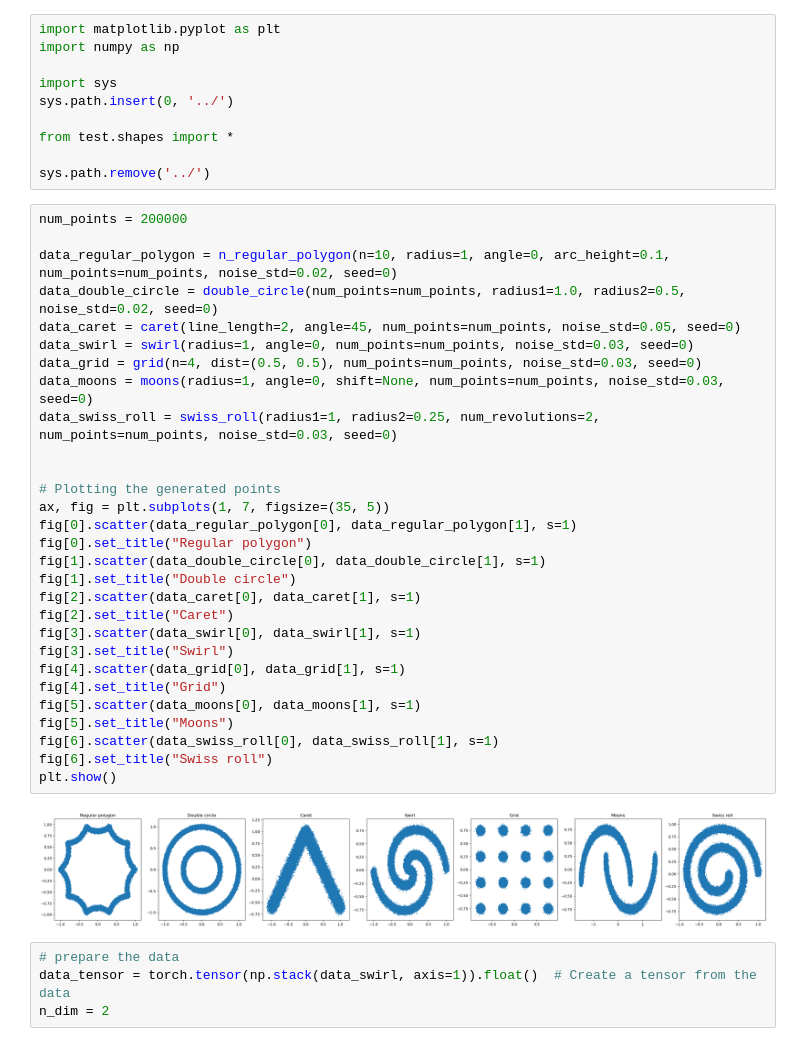
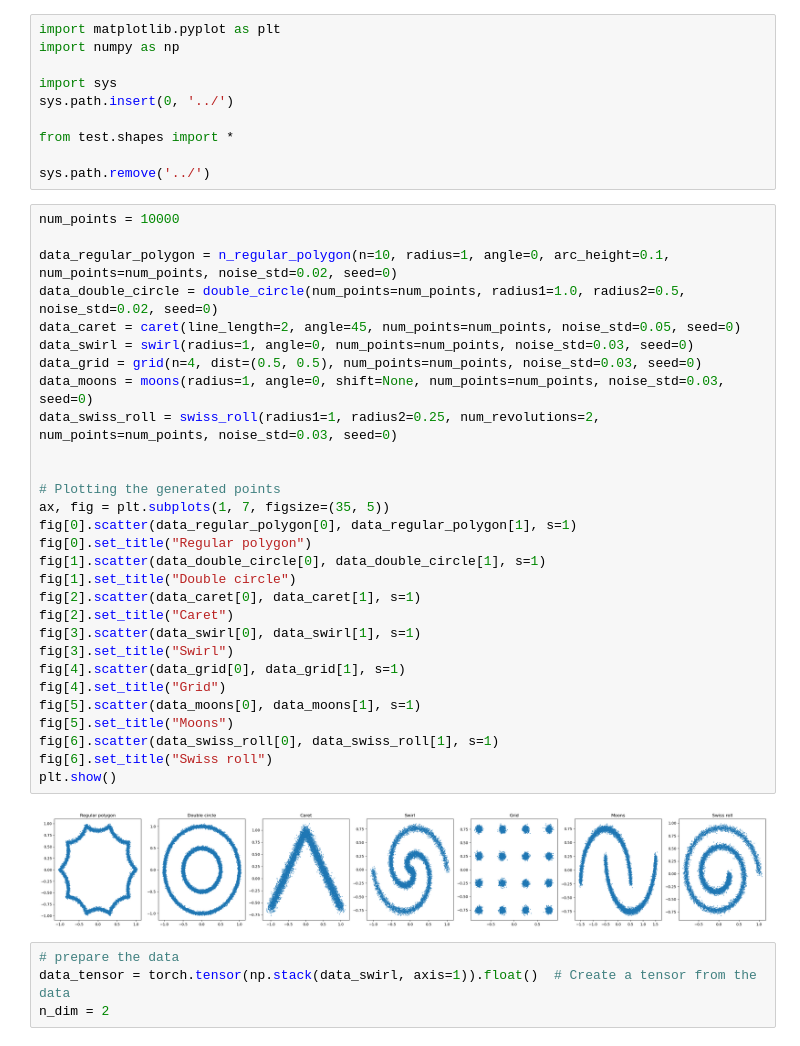
Before and after one commit to BP4769/normalizing-flows, a Jupyter notebook: notebooks/principal_manifold_flows.ipynb, the cells around one changed output. Saved outputs shown, nothing was run; the diff lists cells and outputs as text.

```diff
--- a/notebooks/principal_manifold_flows.ipynb
+++ b/notebooks/principal_manifold_flows.ipynb
@@ -68,36 +72,36 @@ from test.shapes import *
 
 sys.path.remove('../')
 # %%
-num_points = 200000
+num_points = 10000
 
 data_regular_polygon = n_regular_polygon(n=10, radius=1, angle=0, arc_height=0.1, num_points=num_points, noise_std=0.02, seed=0)
 data_double_circle = double_circle(num_points=num_points, radius1=1.0, radius2=0.5, noise_std=0.02, seed=0)
 data_caret = caret(line_length=2, angle=45, num_points=num_points, noise_std=0.05, seed=0)
 data_swirl = swirl(radius=1, angle=0, num_points=num_points, noise_std=0.03, seed=0)
 data_grid = grid(n=4, dist=(0.5, 0.5), num_points=num_points, noise_std=0.03, seed=0)
 data_moons = moons(radius=1, angle=0, shift=None, num_points=num_points, noise_std=0.03, seed=0)
 data_swiss_roll = swiss_roll(radius1=1, radius2=0.25, num_revolutions=2, num_points=num_points, noise_std=0.03, seed=0)
 
 
 # Plotting the generated points
 ax, fig = plt.subplots(1, 7, figsize=(35, 5))
 fig[0].scatter(data_regular_polygon[0], data_regular_polygon[1], s=1)
 fig[0].set_title("Regular polygon")
 fig[1].scatter(data_double_circle[0], data_double_circle[1], s=1)
 fig[1].set_title("Double circle")
 fig[2].scatter(data_caret[0], data_caret[1], s=1)
 fig[2].set_title("Caret")
 fig[3].scatter(data_swirl[0], data_swirl[1], s=1)
 fig[3].set_title("Swirl")
 fig[4].scatter(data_grid[0], data_grid[1], s=1)
 fig[4].set_title("Grid")
 fig[5].scatter(data_moons[0], data_moons[1], s=1)
 fig[5].set_title("Moons")
 fig[6].scatter(data_swiss_roll[0], data_swiss_roll[1], s=1)
 fig[6].set_title("Swiss roll")
 plt.show()
 # %% [output]
-[figure, old version]
+[figure, new version]
 # %%
 # prepare the data
 data_tensor = torch.tensor(np.stack(data_swirl, axis=1)).float()  # Create a tensor from the data
```
Also changed, not shown: parts of 16 cells of this notebook, 3 other files.
